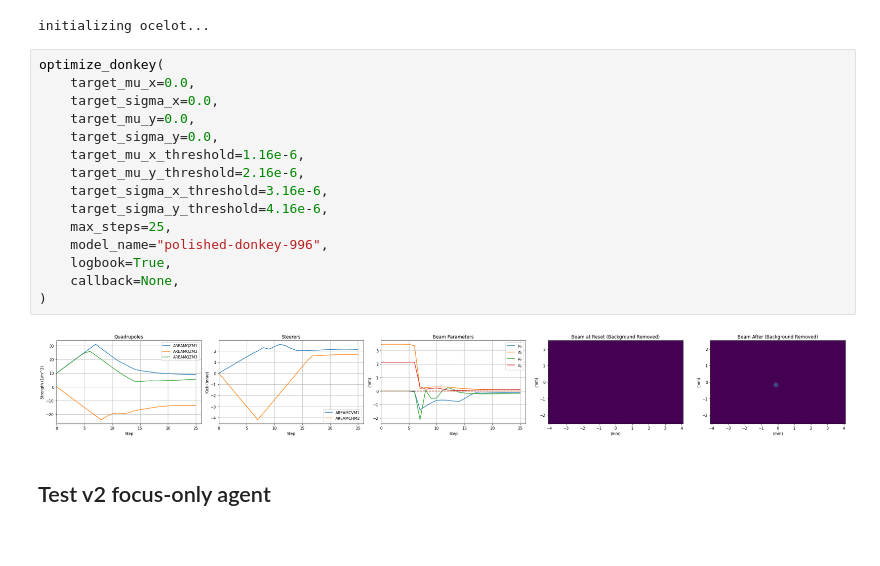
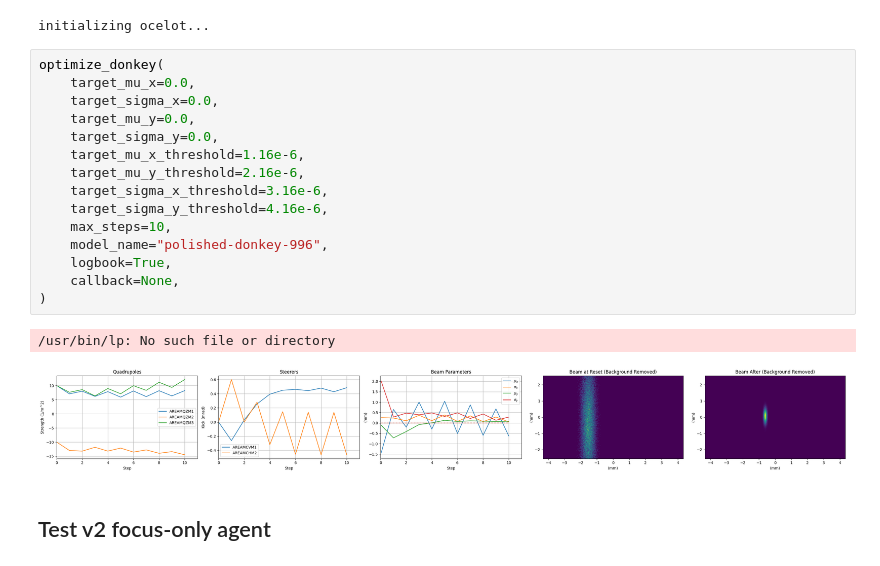
Before and after one commit to desy-ml/rl-vs-bo, a Jupyter notebook: test_optimize.ipynb, the cells around one changed output. Cells and saved outputs as stored; diff of their text form.

```diff
--- a/test_optimize.ipynb
+++ b/test_optimize.ipynb
@@ -7,20 +7,21 @@ initializing ocelot...
 # %%
 optimize_donkey(
     target_mu_x=0.0,
     target_sigma_x=0.0,
     target_mu_y=0.0,
     target_sigma_y=0.0,
     target_mu_x_threshold=1.16e-6,
     target_mu_y_threshold=2.16e-6,
     target_sigma_x_threshold=3.16e-6,
     target_sigma_y_threshold=4.16e-6,
-    max_steps=25,
+    max_steps=10,
     model_name="polished-donkey-996",
     logbook=True,
     callback=None,
 )
 # %% [output]
+/usr/bin/lp: No such file or directory
-[figure, old version]
+[figure, new version]
 # %% [markdown]
 ## Test v2 focus-only agent
 # %%
```
Also changed, not shown: parts of 1 cell of this notebook, 2 other files.
